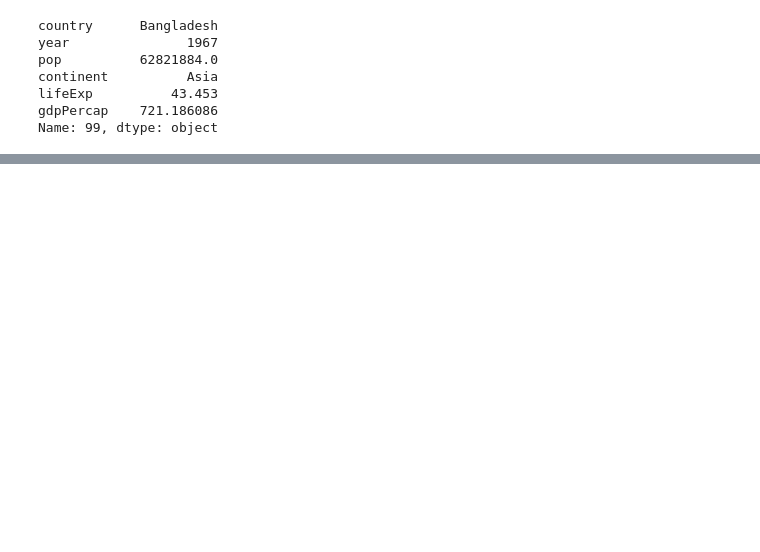
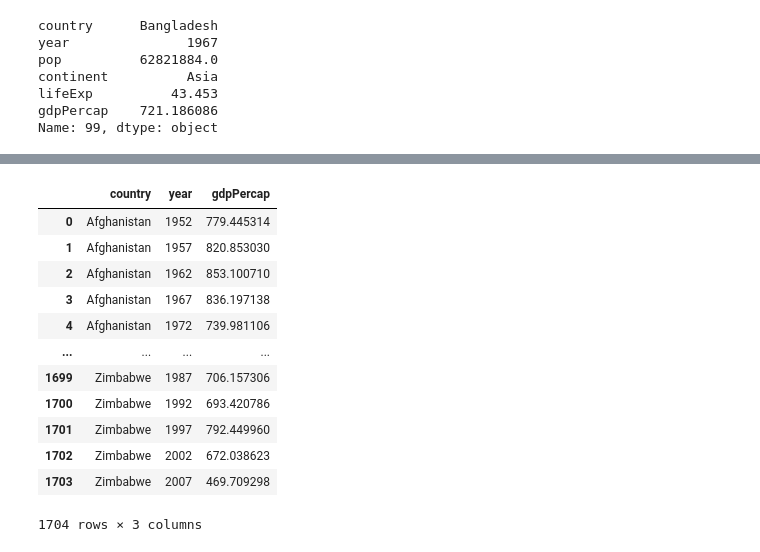
Before and after one commit to subratamondal1/MOOCs, a Jupyter notebook: data-analytics-with-python.ipynb, the cells around one changed output, grey strips where cells are left out. Saved outputs shown, nothing was run; the diff lists cells and outputs as text; code cells hidden in the pictures; blank space fills up the shorter version.

```diff
--- a/data-analytics-with-python.ipynb
+++ b/data-analytics-with-python.ipynb
@@ -443,0 +524,16 @@ Name: 99, dtype: object
+# %%
+df.iloc[:,[0,1,-1]]
+# %% [output]
+|  | country | year | gdpPercap |
+| 0 | Afghanistan | 1952 | 779.445314 |
+| 1 | Afghanistan | 1957 | 820.853030 |
+| 2 | Afghanistan | 1962 | 853.100710 |
+| 3 | Afghanistan | 1967 | 836.197138 |
+| 4 | Afghanistan | 1972 | 739.981106 |
+| ... | ... | ... | ... |
+| 1699 | Zimbabwe | 1987 | 706.157306 |
+| 1700 | Zimbabwe | 1992 | 693.420786 |
+| 1701 | Zimbabwe | 1997 | 792.449960 |
+| 1702 | Zimbabwe | 2002 | 672.038623 |
+| 1703 | Zimbabwe | 2007 | 469.709298 |
+1704 rows × 3 columns
```
Also changed, not shown: parts of 16 cells of this notebook.
